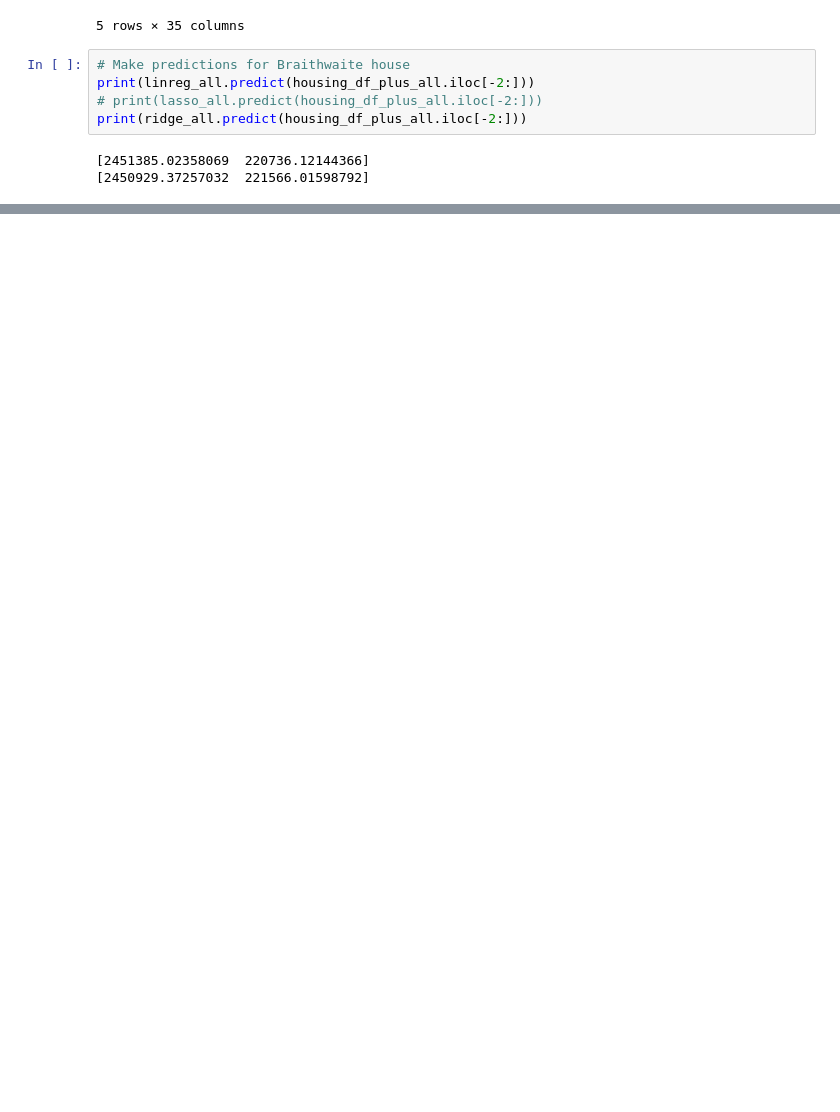
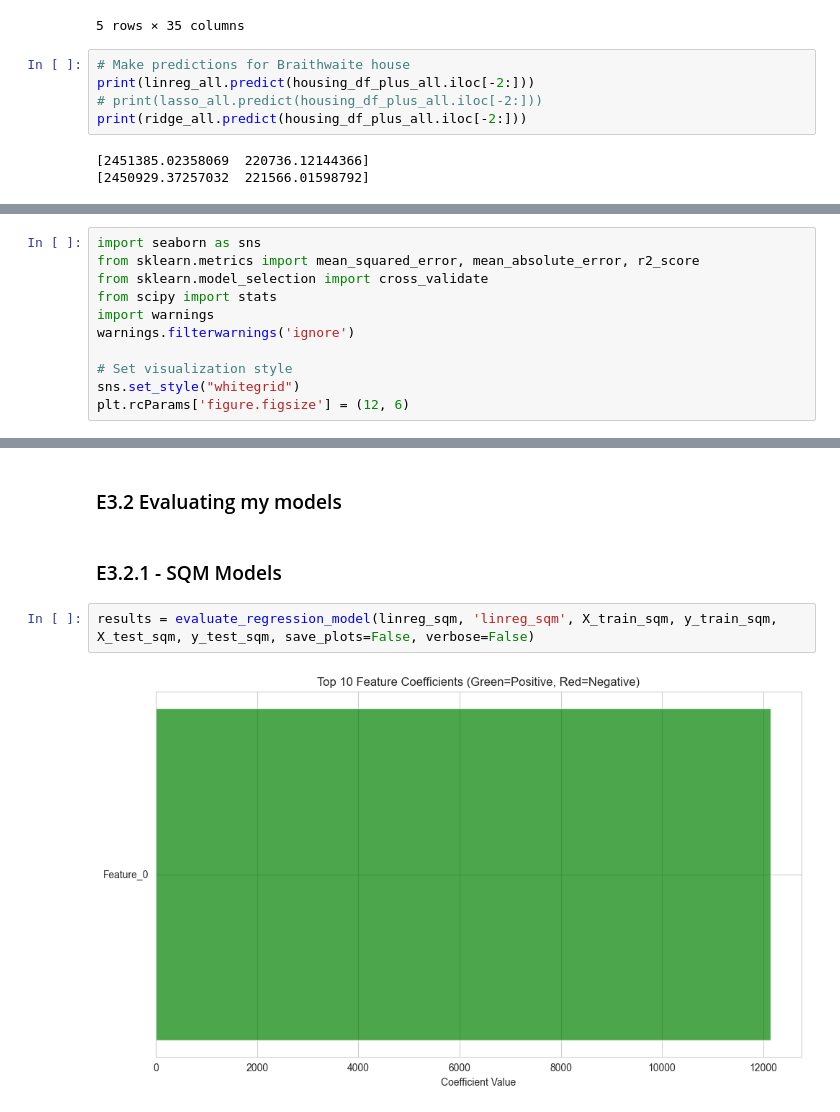
Before and after one commit to rsamconn/London-housing, a Jupyter notebook: Regression_analysis.ipynb, the cells around one changed output, grey strips where cells are left out. Saved outputs shown, nothing was run; the diff lists cells and outputs as text; blank space fills up the shorter version.

Commit message:
Minor changes to Regression notebook.

```diff
--- a/Regression_analysis.ipynb
+++ b/Regression_analysis.ipynb
@@ -1375,0 +1362,11 @@ print(ridge_all.predict(housing_df_plus_all.iloc[-2:]))
+# %%
+import seaborn as sns
+from sklearn.metrics import mean_squared_error, mean_absolute_error, r2_score
+from sklearn.model_selection import cross_validate
+from scipy import stats
+import warnings
+warnings.filterwarnings('ignore')
+
+# Set visualization style
+sns.set_style("whitegrid")
+plt.rcParams['figure.figsize'] = (12, 6)
@@ -1375,0 +1907,8 @@ print(ridge_all.predict(housing_df_plus_all.iloc[-2:]))
+# %% [markdown]
+### E3.2 Evaluating my models
+# %% [markdown]
+### E3.2.1 - SQM Models
+# %%
+results = evaluate_regression_model(linreg_sqm, 'linreg_sqm', X_train_sqm, y_train_sqm, X_test_sqm, y_test_sqm, save_plots=False, verbose=False)
+# %% [output]
+[figure, added]
```
Also changed, not shown: parts of 34 cells of this notebook.
